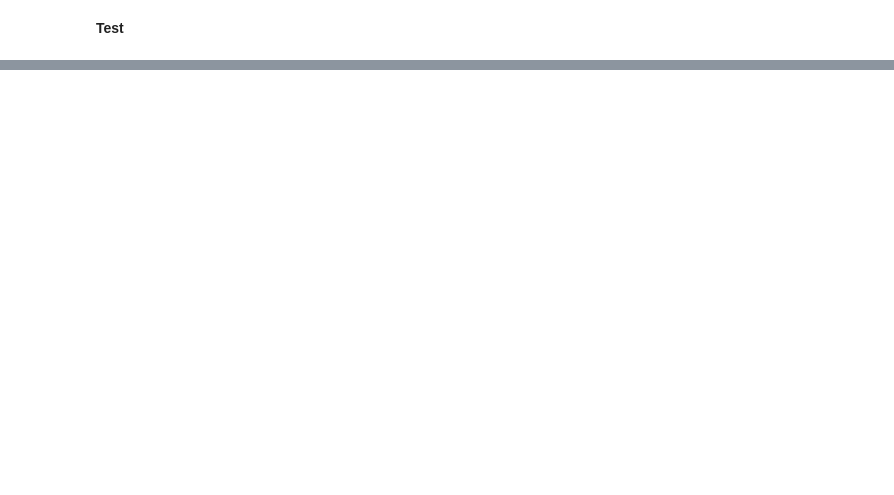
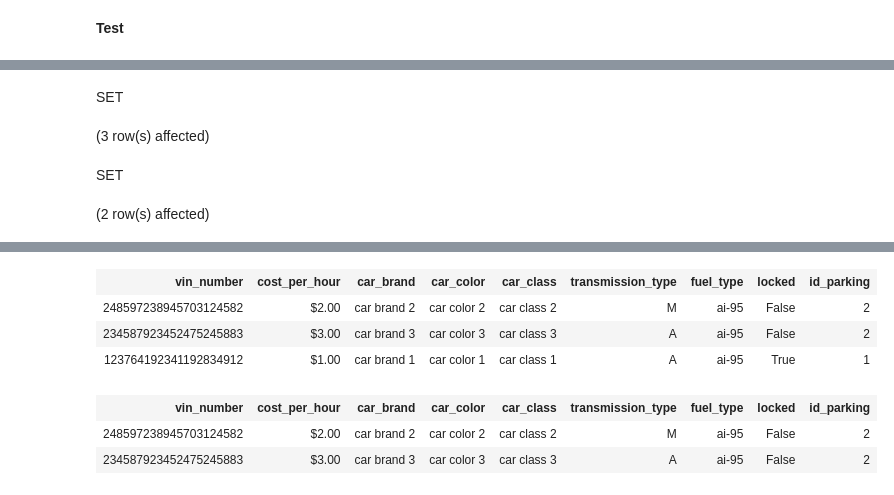
Before and after one commit to WhiteMorro1177/car-rent-server, a Jupyter notebook: db-conf/Notebook-1.ipynb, the cells around one changed output, grey strips where cells are left out. Drawn from its saved outputs; the diff is of its cells as text; code cells hidden in the pictures; blank space fills up the shorter version.

```diff
--- a/db-conf/Notebook-1.ipynb
+++ b/db-conf/Notebook-1.ipynb
@@ -635,0 +655,13 @@ Total execution time: 00:00:00
+# %%
+set role postgres;
+
+select * from cars;
+
+set role new_user;
+
+select * from cars;
+# %% [output]
+SET
+(3 row(s) affected)
+SET
+(2 row(s) affected)
@@ -635,0 +669,7 @@ Total execution time: 00:00:00
+| vin_number | cost_per_hour | car_brand | car_color | car_class | transmission_type | fuel_type | locked | id_parking |
+| 248597238945703124582 | $2.00 | car brand 2 | car color 2 | car class 2 | M | ai-95 | False | 2 |
+| 234587923452475245883 | $3.00 | car brand 3 | car color 3 | car class 3 | A | ai-95 | False | 2 |
+| 123764192341192834912 | $1.00 | car brand 1 | car color 1 | car class 1 | A | ai-95 | True | 1 |
+| vin_number | cost_per_hour | car_brand | car_color | car_class | transmission_type | fuel_type | locked | id_parking |
+| 248597238945703124582 | $2.00 | car brand 2 | car color 2 | car class 2 | M | ai-95 | False | 2 |
+| 234587923452475245883 | $3.00 | car brand 3 | car color 3 | car class 3 | A | ai-95 | False | 2 |
```
Also changed, not shown: parts of 13 cells of this notebook, 1 other file.
